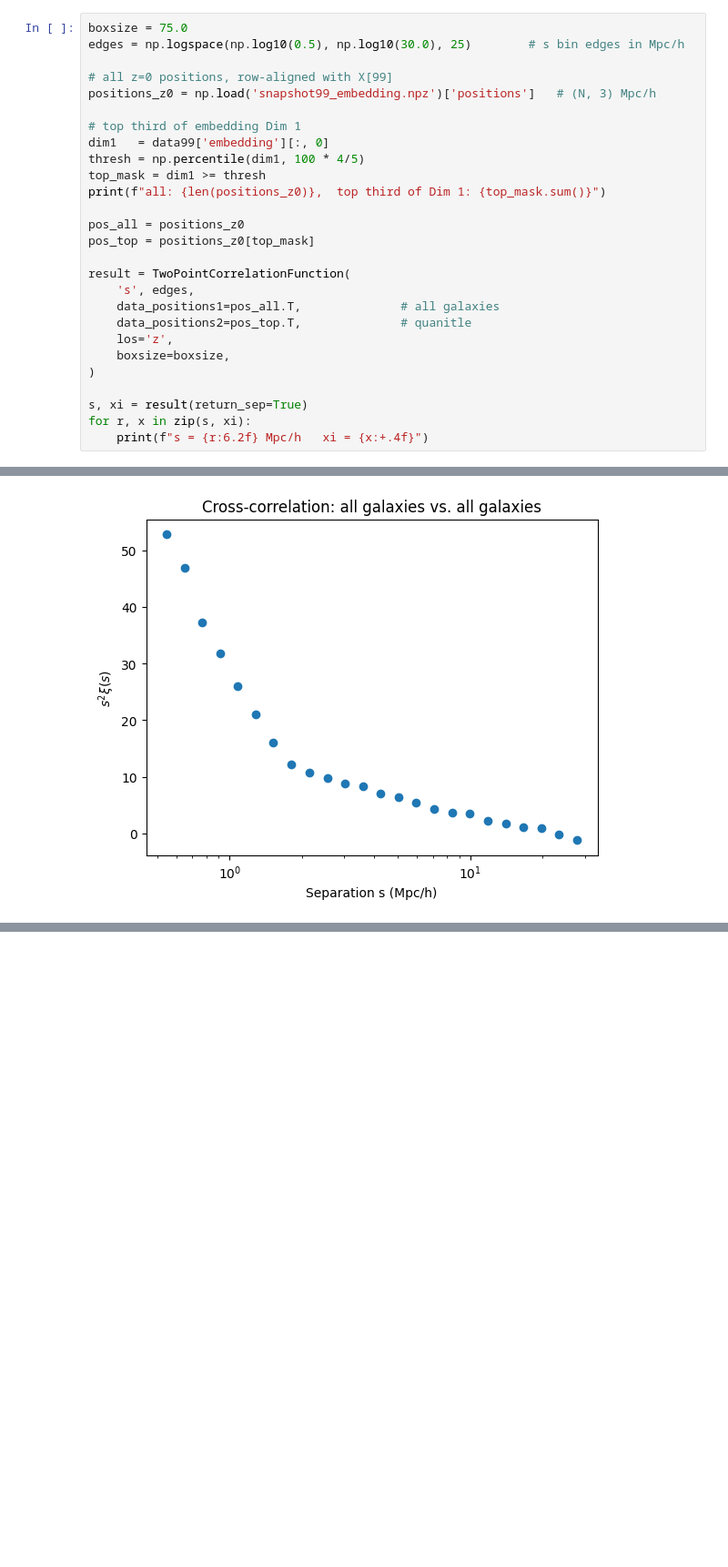
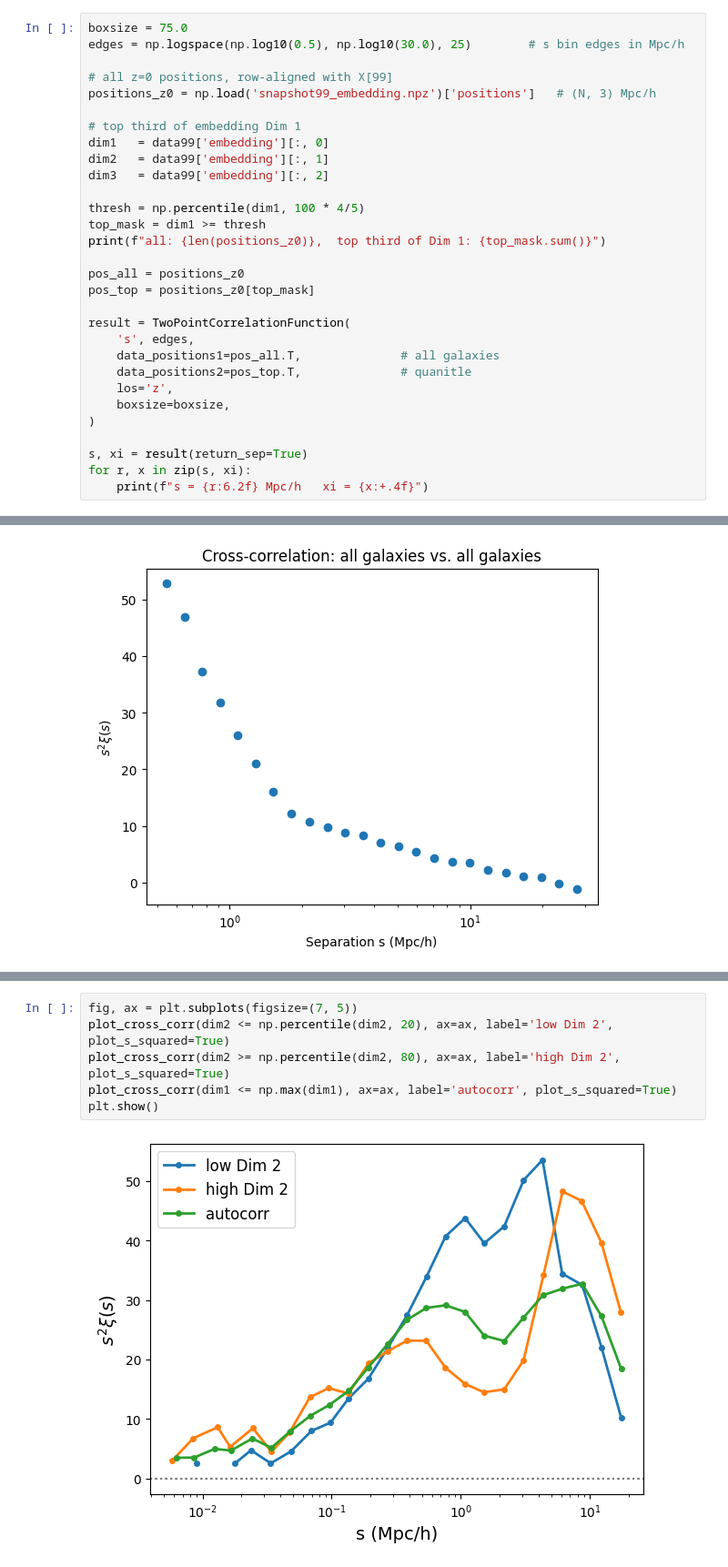
Before and after one commit to asmuzsoy/galaxy-manifolds, a Jupyter notebook: cross_correlations.ipynb, the cells around one changed output, grey strips where cells are left out. Shown at 91% size. Cells and saved outputs as stored; diff of their text form; blank space fills up the shorter version.

```diff
--- a/cross_correlations.ipynb
+++ b/cross_correlations.ipynb
@@ -157,6 +157,9 @@ positions_z0 = np.load('snapshot99_embedding.npz')['positions']   # (N, 3) Mpc/h
 
 # top third of embedding Dim 1
 dim1   = data99['embedding'][:, 0]
+dim2   = data99['embedding'][:, 1]
+dim3   = data99['embedding'][:, 2]
+
 thresh = np.percentile(dim1, 100 * 4/5)
 top_mask = dim1 >= thresh
 print(f"all: {len(positions_z0)},  top third of Dim 1: {top_mask.sum()}")
@@ -242,0 +315,8 @@ s =  27.79 Mpc/h   xi = -0.0439
+# %%
+fig, ax = plt.subplots(figsize=(7, 5))
+plot_cross_corr(dim2 <= np.percentile(dim2, 20), ax=ax, label='low Dim 2', plot_s_squared=True)
+plot_cross_corr(dim2 >= np.percentile(dim2, 80), ax=ax, label='high Dim 2', plot_s_squared=True)
+plot_cross_corr(dim1 <= np.max(dim1), ax=ax, label='autocorr', plot_s_squared=True)
+plt.show()
+# %% [output]
+[figure, added]
```
Also changed, not shown: parts of 7 cells of this notebook, 2 other files.
